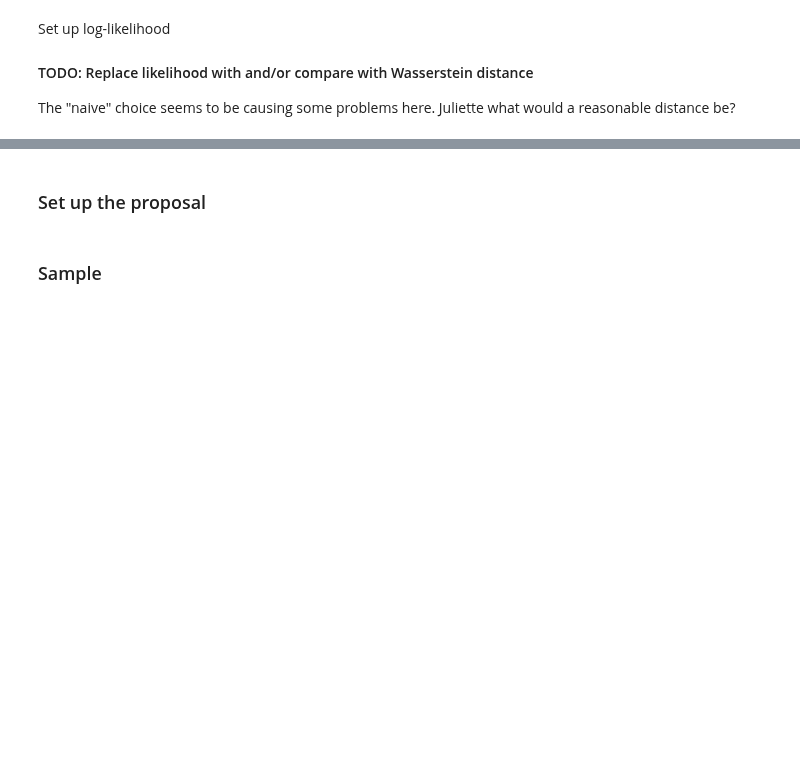
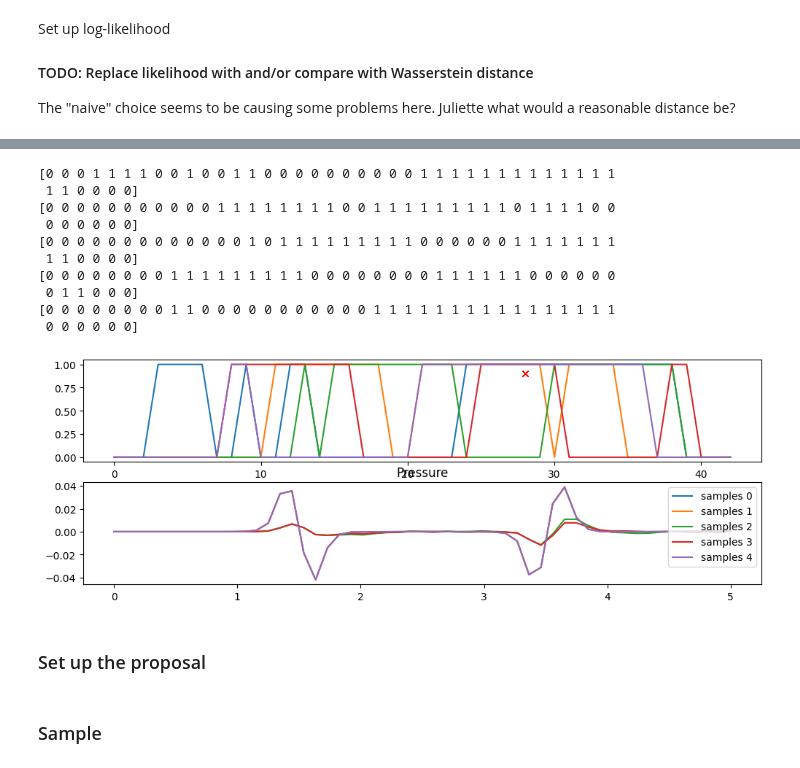
Before and after one commit to UM-Bridge/benchmarks, a Jupyter notebook: models/acoustic_gravity/tinyDA-acoustic.ipynb, the cells around one changed output, grey strips where cells are left out. Cells and saved outputs as stored; diff of their text form; code cells hidden in the pictures; blank space fills up the shorter version.

```diff
--- a/models/acoustic_gravity/tinyDA-acoustic.ipynb
+++ b/models/acoustic_gravity/tinyDA-acoustic.ipynb
@@ -275,3 +278,39 @@ my_posterior = tda.Posterior(my_prior, my_loglike, my_model)
+# %%
+# plot the model output
+fig, ax = plt.subplots(nrows=2, ncols=1, figsize=(12,4))
+
+# plot the time series of pressure
+# t = np.linspace(0,5,ny)
+# ax[0].set_title('Pressure')
+# ax[0].plot(t,d_true, label='Noise-free input')
+# #ax[0].plot(t,d, label='Noisy input')
+# ax[0].legend()
+
+
+ax[1].set_title('Pressure')
+# Plot 10 random samples
+for x in range(5):
+    log = my_prior.rvs()
+    #d_sample = my_model(log)
+    print(log)
+    ax[0].plot(log)
+    ax[0].plot(28,0.9, 'x', color='red')
+    ax[1].plot(t, samples[x], label=f'samples {x}')
+    #samples.append(d_sample)
+ax[1].legend()
+plt.show()
+# %% [output]
+[0 0 0 1 1 1 1 0 0 1 0 0 1 1 0 0 0 0 0 0 0 0 0 0 1 1 1 1 1 1 1 1 1 1 1 1 1
+ 1 1 0 0 0 0]
+[0 0 0 0 0 0 0 0 0 0 0 1 1 1 1 1 1 1 1 0 0 1 1 1 1 1 1 1 1 1 0 1 1 1 1 0 0
+ 0 0 0 0 0 0]
+[0 0 0 0 0 0 0 0 0 0 0 0 0 1 0 1 1 1 1 1 1 1 1 1 0 0 0 0 0 0 1 1 1 1 1 1 1
+ 1 1 0 0 0 0]
+[0 0 0 0 0 0 0 0 1 1 1 1 1 1 1 1 1 0 0 0 0 0 0 0 0 1 1 1 1 1 1 0 0 0 0 0 0
+ 0 1 1 0 0 0]
+[0 0 0 0 0 0 0 0 1 1 0 0 0 0 0 0 0 0 0 0 0 1 1 1 1 1 1 1 1 1 1 1 1 1 1 1 1
+ 0 0 0 0 0 0]
+[figure, added]
 # %% [markdown]
 ### Set up the proposal
 # %%
```
Also changed, not shown: parts of 8 cells of this notebook, 1 other file.
